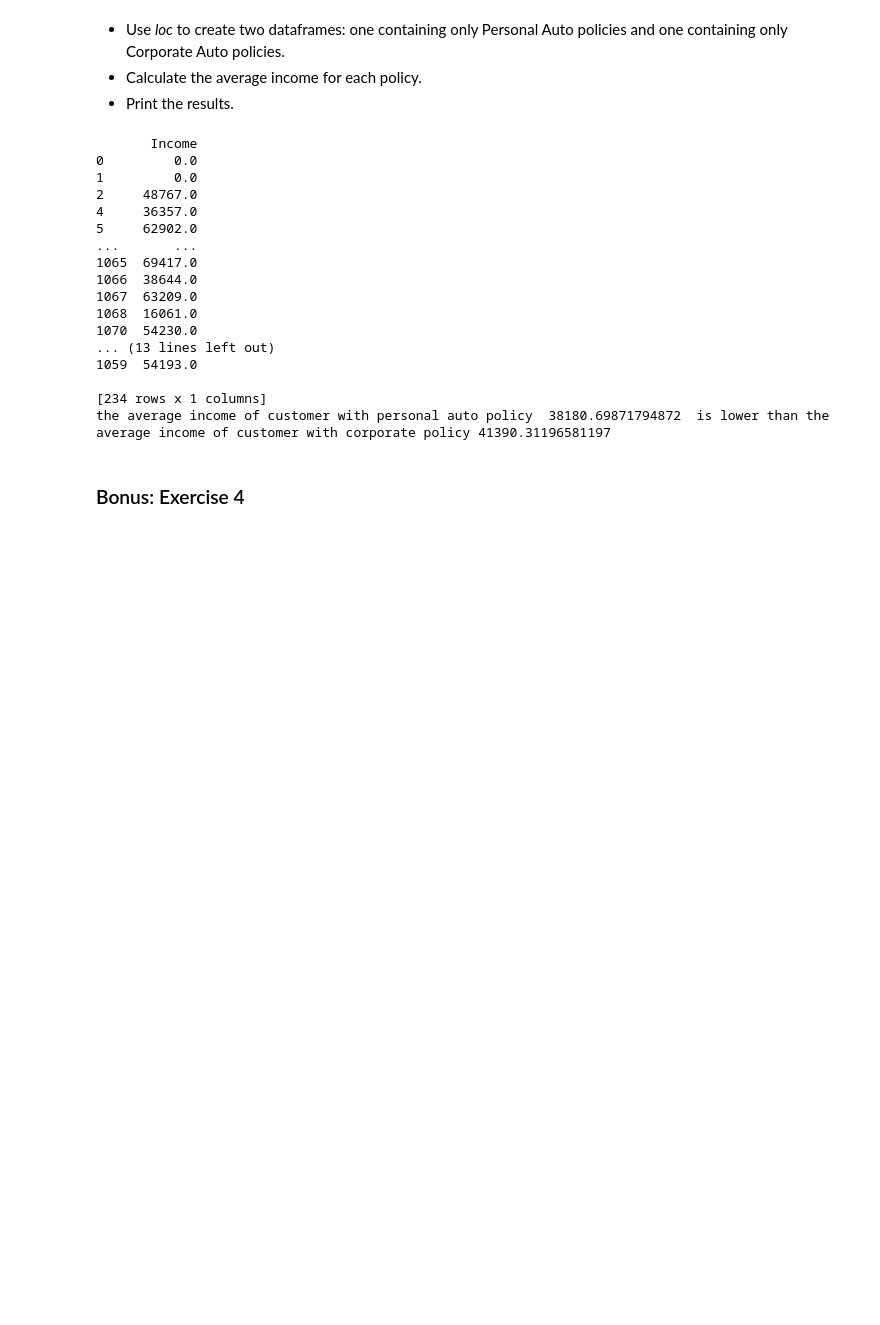
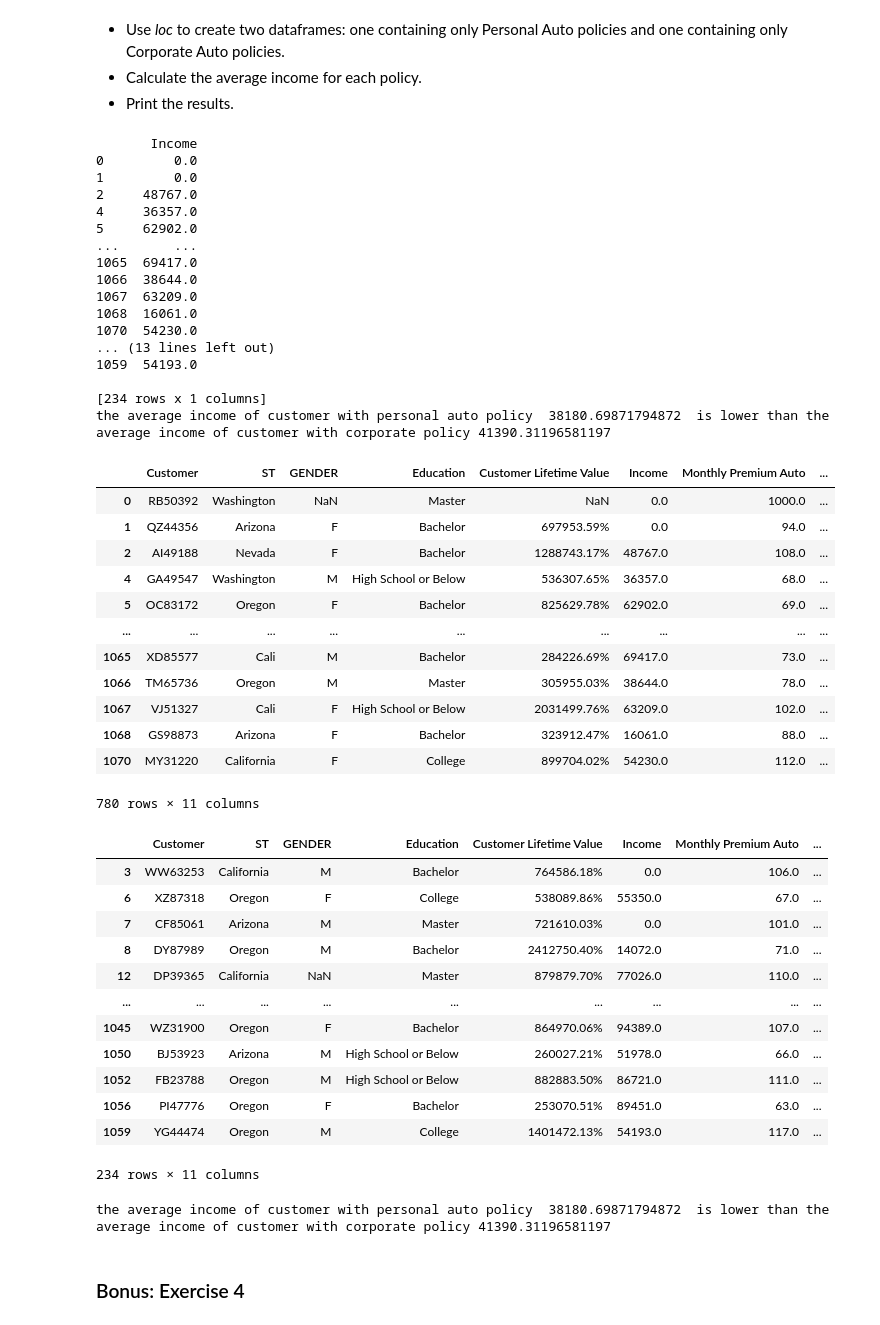
Before and after one commit to MinhNguyen163/lab-dw-pandas, a Jupyter notebook: lab-dw-pandas.ipynb, the cells around one changed output. Drawn from its saved outputs; the diff is of its cells as text; code cells hidden in the pictures; blank space fills up the shorter version.

```diff
--- a/lab-dw-pandas.ipynb
+++ b/lab-dw-pandas.ipynb
@@ -389,6 +454,55 @@ else:
 
 [234 rows x 1 columns]
 the average income of customer with personal auto policy  38180.69871794872  is lower than the average income of customer with corporate policy 41390.31196581197
+# %%
+# a better way to get mean value of income from these new dataframe
+
+# dataframe of customer with personal auto policy
+
+df_personal_auto_income = df.loc[df['Policy Type'] == "Personal Auto",:]
+display(df_personal_auto_income)
+per_au_income = df_personal_auto_income['Income'].mean()
+
+#type(df_personal_auto_income.mean())
+
+
+df_corporate_auto_income = df.loc[df['Policy Type'] == "Corporate Auto",:]
+display(df_corporate_auto_income)
+cor_au_income = df_corporate_auto_income['Income'].mean()
+
+
+if per_au_income > cor_au_income:
+    print('the average income of customer with personal auto policy ', per_au_income, ' is higher than the average income of customer with corporate policy', cor_au_income)
+else:
+    print ('the average income of customer with personal auto policy ', per_au_income, ' is lower than the average income of customer with corporate policy', cor_au_income)
+# %% [output]
+|  | Customer | ST | GENDER | Education | Customer Lifetime Value | Income | Monthly Premium Auto | ... |
+| 0 | RB50392 | Washington | NaN | Master | NaN | 0.0 | 1000.0 | ... |
+| 1 | QZ44356 | Arizona | F | Bachelor | 697953.59% | 0.0 | 94.0 | ... |
+| 2 | AI49188 | Nevada | F | Bachelor | 1288743.17% | 48767.0 | 108.0 | ... |
+| 4 | GA49547 | Washington | M | High School or Below | 536307.65% | 36357.0 | 68.0 | ... |
+| 5 | OC83172 | Oregon | F | Bachelor | 825629.78% | 62902.0 | 69.0 | ... |
+| ... | ... | ... | ... | ... | ... | ... | ... | ... |
+| 1065 | XD85577 | Cali | M | Bachelor | 284226.69% | 69417.0 | 73.0 | ... |
+| 1066 | TM65736 | Oregon | M | Master | 305955.03% | 38644.0 | 78.0 | ... |
+| 1067 | VJ51327 | Cali | F | High School or Below | 2031499.76% | 63209.0 | 102.0 | ... |
+| 1068 | GS98873 | Arizona | F | Bachelor | 323912.47% | 16061.0 | 88.0 | ... |
+| 1070 | MY31220 | California | F | College | 899704.02% | 54230.0 | 112.0 | ... |
+780 rows × 11 columns
+|  | Customer | ST | GENDER | Education | Customer Lifetime Value | Income | Monthly Premium Auto | ... |
+| 3 | WW63253 | California | M | Bachelor | 764586.18% | 0.0 | 106.0 | ... |
+| 6 | XZ87318 | Oregon | F | College | 538089.86% | 55350.0 | 67.0 | ... |
+| 7 | CF85061 | Arizona | M | Master | 721610.03% | 0.0 | 101.0 | ... |
+| 8 | DY87989 | Oregon | M | Bachelor | 2412750.40% | 14072.0 | 71.0 | ... |
+| 12 | DP39365 | California | NaN | Master | 879879.70% | 77026.0 | 110.0 | ... |
+| ... | ... | ... | ... | ... | ... | ... | ... | ... |
+| 1045 | WZ31900 | Oregon | F | Bachelor | 864970.06% | 94389.0 | 107.0 | ... |
+| 1050 | BJ53923 | Arizona | M | High School or Below | 260027.21% | 51978.0 | 66.0 | ... |
+| 1052 | FB23788 | Oregon | M | High School or Below | 882883.50% | 86721.0 | 111.0 | ... |
+| 1056 | PI47776 | Oregon | F | Bachelor | 253070.51% | 89451.0 | 63.0 | ... |
+| 1059 | YG44474 | Oregon | M | College | 1401472.13% | 54193.0 | 117.0 | ... |
+234 rows × 11 columns
+the average income of customer with personal auto policy  38180.69871794872  is lower than the average income of customer with corporate policy 41390.31196581197
 # %% [markdown]
 ### Bonus: Exercise 4
 # %% [markdown]
```
Also changed, not shown: parts of 9 cells of this notebook.
